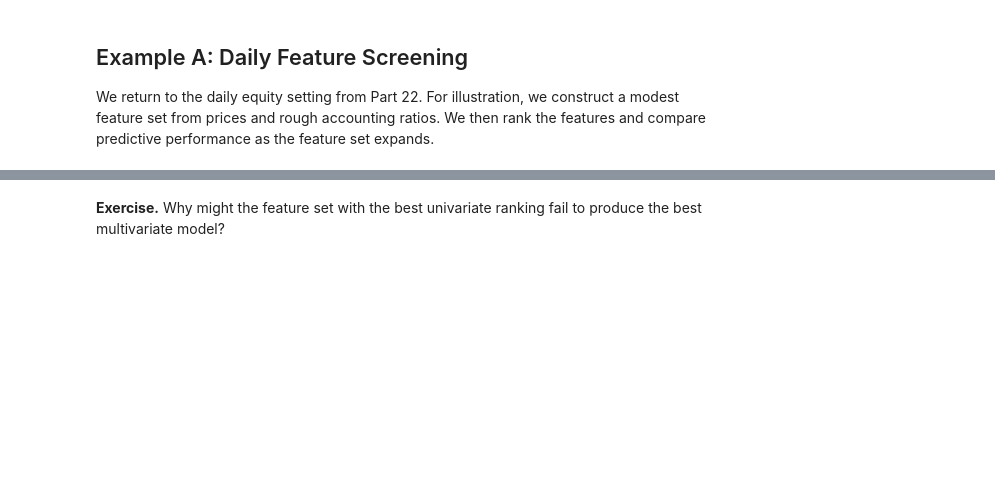
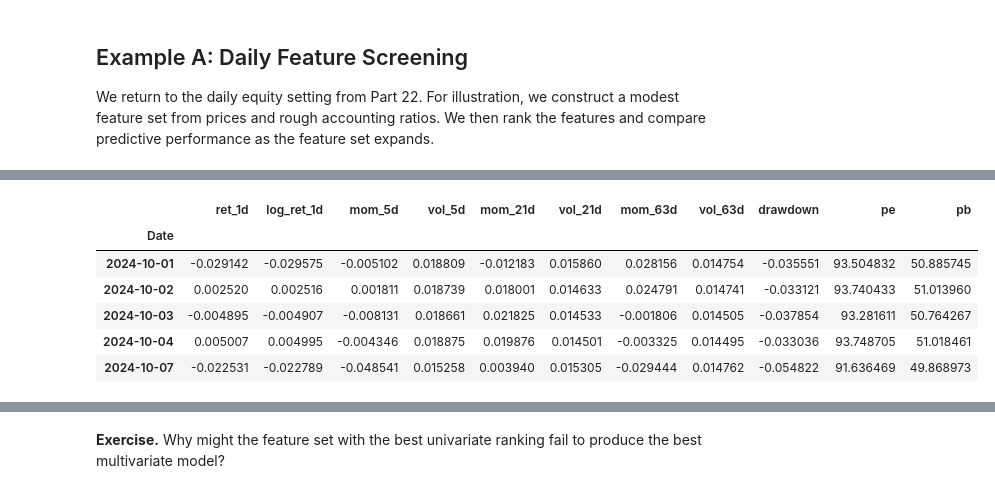
Before and after one commit to harrodyuan/Factor_Training_Eng, a Jupyter notebook: lecture_notes/part23_feature_selection_validation.ipynb, the cells around one changed output, grey strips where cells are left out. Saved outputs shown, nothing was run; the diff lists cells and outputs as text; code cells hidden in the pictures; blank space fills up the shorter version.

```diff
--- a/lecture_notes/part23_feature_selection_validation.ipynb
+++ b/lecture_notes/part23_feature_selection_validation.ipynb
@@ -187,3 +97,29 @@ X_daily.head()
+# %%
+TICKER = 'AAPL'
+START = '2016-01-01'
+END = '2026-03-01'
+
+px = download_price_history(TICKER, START, END)
+daily = build_basic_daily_features(px, windows=(5, 21, 63))
+
+fund = build_fundamental_features(TICKER, px.index, px['adj_close'])
+if {'pe', 'pb'}.intersection(fund.columns):
+    daily = daily.join(fund[[c for c in ['pe', 'pb'] if c in fund.columns]], how='left')
+
+daily['target_fwd_ret_5d'] = px['adj_close'].shift(-5) / px['adj_close'] - 1
+data_daily = daily.replace([np.inf, -np.inf], np.nan).dropna().copy()
+
+X_daily = data_daily.drop(columns=['target_fwd_ret_5d'])
+y_daily = data_daily['target_fwd_ret_5d']
+X_daily.head()
+# %% [output]
+|  | ret_1d | log_ret_1d | mom_5d | vol_5d | mom_21d | vol_21d | mom_63d | vol_63d | drawdown | pe | pb |
+| Date |  |  |  |  |  |  |  |  |  |  |  |
+| 2024-10-01 | -0.029142 | -0.029575 | -0.005102 | 0.018809 | -0.012183 | 0.015860 | 0.028156 | 0.014754 | -0.035551 | 93.504832 | 50.885745 |
+| 2024-10-02 | 0.002520 | 0.002516 | 0.001811 | 0.018739 | 0.018001 | 0.014633 | 0.024791 | 0.014741 | -0.033121 | 93.740433 | 51.013960 |
+| 2024-10-03 | -0.004895 | -0.004907 | -0.008131 | 0.018661 | 0.021825 | 0.014533 | -0.001806 | 0.014505 | -0.037854 | 93.281611 | 50.764267 |
+| 2024-10-04 | 0.005007 | 0.004995 | -0.004346 | 0.018875 | 0.019876 | 0.014501 | -0.003325 | 0.014495 | -0.033036 | 93.748705 | 51.018461 |
+| 2024-10-07 | -0.022531 | -0.022789 | -0.048541 | 0.015258 | 0.003940 | 0.015305 | -0.029444 | 0.014762 | -0.054822 | 91.636469 | 49.868973 |
 # %%
 f_scores, _ = f_regression(X_daily, y_daily)
 mi_scores = mutual_info_regression(X_daily, y_daily, random_state=42)
```
Also changed, not shown: parts of 17 cells of this notebook, 13 other files.
